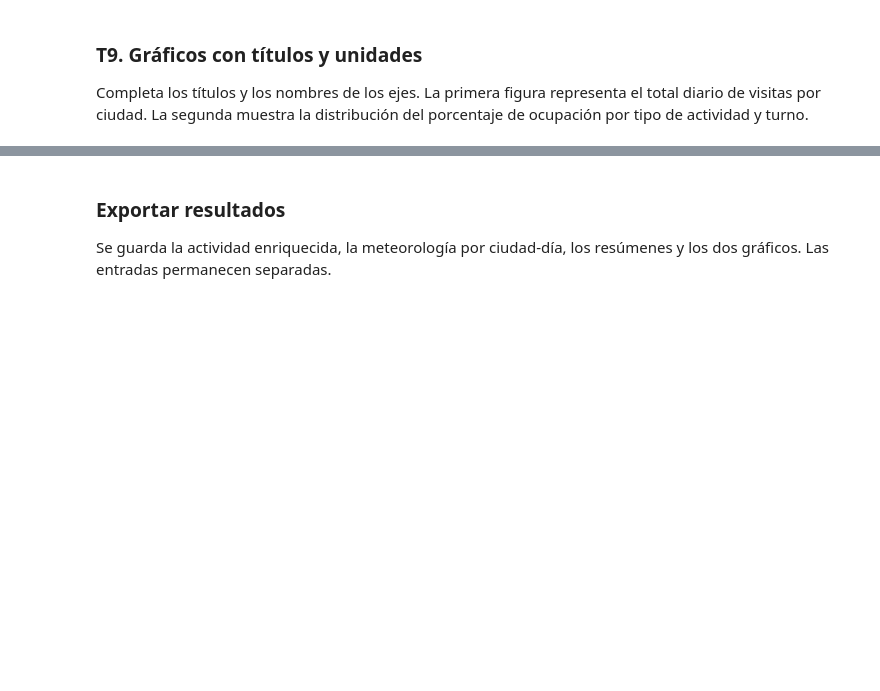
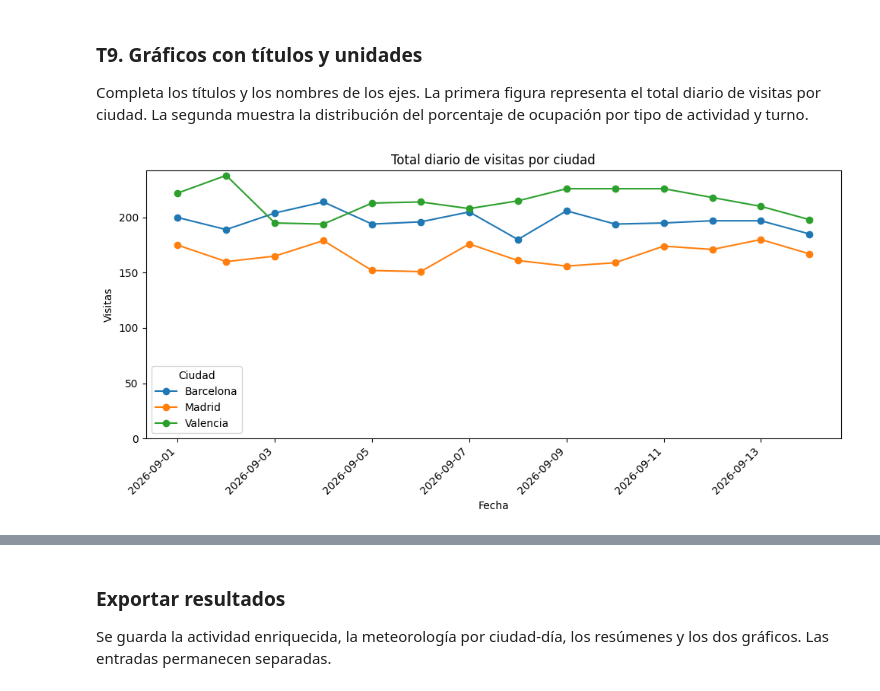
Before and after one commit to MiguelCRR1/Business-analytics-Gabriel-y-Miguel, a Jupyter notebook: Practica_centros_alumnado_v02.ipynb, the cells around one changed output, grey strips where cells are left out. Drawn from its saved outputs; the diff is of its cells as text; code cells hidden in the pictures; blank space fills up the shorter version.

```diff
--- a/Practica_centros_alumnado_v02.ipynb
+++ b/Practica_centros_alumnado_v02.ipynb
@@ -263,13 +263,12 @@ def consultar_meteo(ciudad, latitud, longitud):
     contenido = respuesta.json()
     print(contenido['daily_units'])
     # MODIFICAR: CONVIERTE EL DICCIONARIO DAILY EN UN DATAFRAME.
-    tabla_ciudad = None
+    tabla_ciudad = pd.DataFrame(contenido['daily'])
     tabla_ciudad = tabla_ciudad.rename(columns={'time': 'fecha'})
     tabla_ciudad['ciudad'] = ciudad
     return tabla_ciudad
 
 # MODIFICAR: ELIMINA LA SIGUIENTE LÍNEA TRAS COMPLETAR LAS DOS EXPRESIONES.
-raise NotImplementedError('T4')
 # %% [markdown]
 ### Una consulta por ciudad
 El diccionario `ciudades_api` guarda unas coordenadas por ciudad. Los dos centros de cada ciudad comparten la referencia meteorológica. Asignar de nuevo la misma clave de un diccionario no crea otra entrada.
@@ -304,10 +328,9 @@ La primera unión añade nombre, ciudad y coordenadas. La segunda añade los dat
 # %%
 # MODIFICAR: UNE LA ACTIVIDAD CON EL CATÁLOGO POR EL CÓDIGO DEL CENTRO.
-preparada = None
+preparada = actividad_original.merge(centros, on='centro_id', how='left')
 # MODIFICAR: UNE EL RESULTADO CON LA METEOROLOGÍA POR CIUDAD Y FECHA.
-preparada = None
+preparada = preparada.merge(meteo, on=['ciudad', 'fecha'], how='left')
 # MODIFICAR: ELIMINA LA SIGUIENTE LÍNEA TRAS COMPLETAR LAS DOS UNIONES.
-raise NotImplementedError('T5')
 # %%
 print('Sesiones antes de unir:', len(actividad_original))
 print('Sesiones después de unir:', len(preparada))
@@ -319,11 +351,10 @@ Utiliza `calcular_ocupacion` con las columnas `preparada['visitas']` y `preparad
 La celda siguiente utiliza `apply` con la función de clasificación que has definido.
 # %%
 # MODIFICAR: CALCULA EL PORCENTAJE DE OCUPACIÓN CON LA FUNCIÓN DEFINIDA.
-preparada['ocupacion_pct'] = None
+preparada['ocupacion_pct'] = calcular_ocupacion(preparada['visitas'], preparada['plazas'])
 # MODIFICAR: CONVIERTE LA DURACIÓN DE MINUTOS A HORAS.
-preparada['duracion_horas'] = None
+preparada['duracion_horas'] = preparada['duracion_min'] / 60
 # MODIFICAR: ELIMINA LA SIGUIENTE LÍNEA TRAS COMPLETAR LOS DOS CÁLCULOS.
-raise NotImplementedError('T6')
 # %%
 preparada['nivel_ocupacion'] = preparada['ocupacion_pct'].apply(clasificar_ocupacion)
 preparada[['actividad', 'turno', 'visitas', 'plazas', 'ocupacion_pct', 'nivel_ocupacion']].head()
@@ -360,27 +417,28 @@ raise NotImplementedError('T7')
 Construye `visitas_diarias` con `pivot_table`: `fecha` en filas, `ciudad` en columnas y suma de `visitas` como valores. La usaremos para representar tres series, una por ciudad.
 # %%
 # MODIFICAR: CREA LA TABLA DINÁMICA DE VISITAS POR FECHA Y CIUDAD.
-visitas_diarias = None
+visitas_diarias = preparada.pivot_table(index='fecha', columns='ciudad', values='visitas', aggfunc='sum')
 # MODIFICAR: ELIMINA LA SIGUIENTE LÍNEA TRAS COMPLETAR LA TABLA.
-raise NotImplementedError('T8')
 # %% [markdown]
 ### T9. Gráficos con títulos y unidades
 Completa los títulos y los nombres de los ejes. La primera figura representa el total diario de visitas por ciudad. La segunda muestra la distribución del porcentaje de ocupación por tipo de actividad y turno.
 # %%
 fig, ax = plt.subplots(figsize=(10, 5))
 visitas_diarias.plot(ax=ax, marker='o')
 # MODIFICAR: ESCRIBE UN TÍTULO QUE DESCRIBA EL GRÁFICO.
-ax.set_title('')
+ax.set_title('Total diario de visitas por ciudad')
 # MODIFICAR: IDENTIFICA LA VARIABLE DEL EJE HORIZONTAL.
-ax.set_xlabel('')
+ax.set_xlabel('Fecha')
 # MODIFICAR: IDENTIFICA LA VARIABLE Y UNIDAD DEL EJE VERTICAL.
-ax.set_ylabel('')
+ax.set_ylabel('Visitas')
 ax.set_ylim(bottom=0)
 ax.legend(title='Ciudad')
 plt.xticks(rotation=45, ha='right')
 fig.tight_layout()
 fig.savefig(SALIDAS / 'visitas_diarias.png', dpi=150)
 plt.show()
+# %% [output]
+[figure, added]
 # %%
 fig, ax = plt.subplots(figsize=(10, 5))
 sns.boxplot(data=preparada, x='actividad', y='ocupacion_pct', hue='turno', ax=ax)
```
Also changed, not shown: parts of 26 cells of this notebook.
